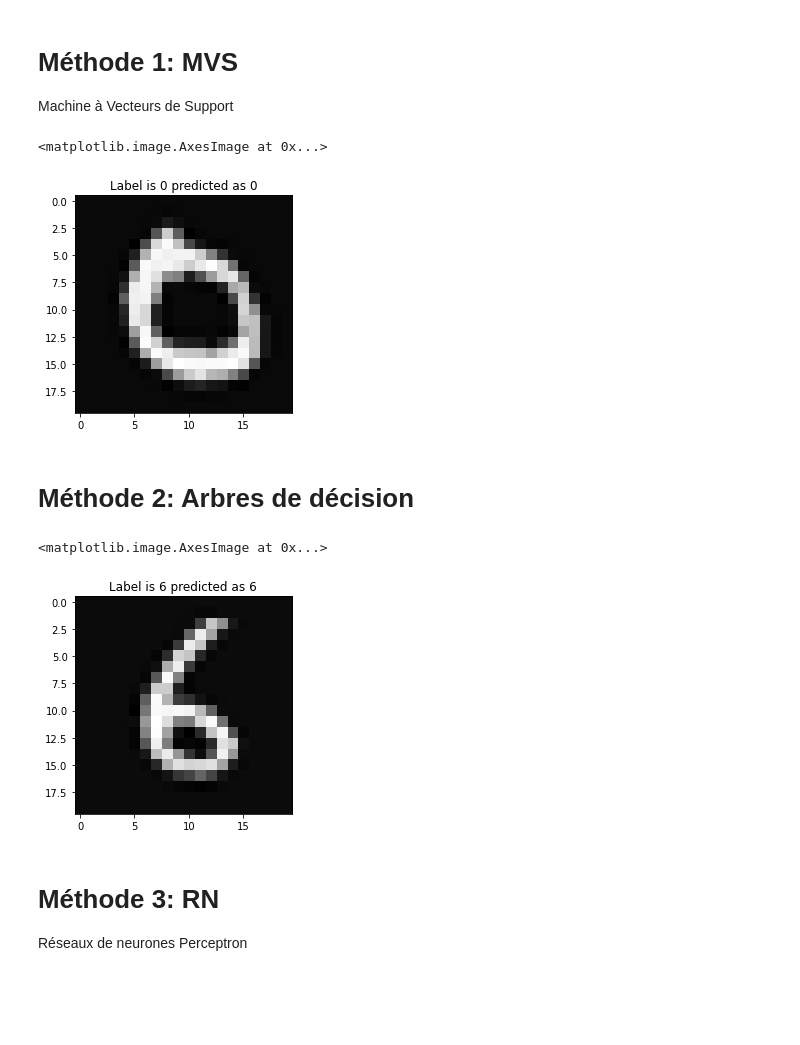
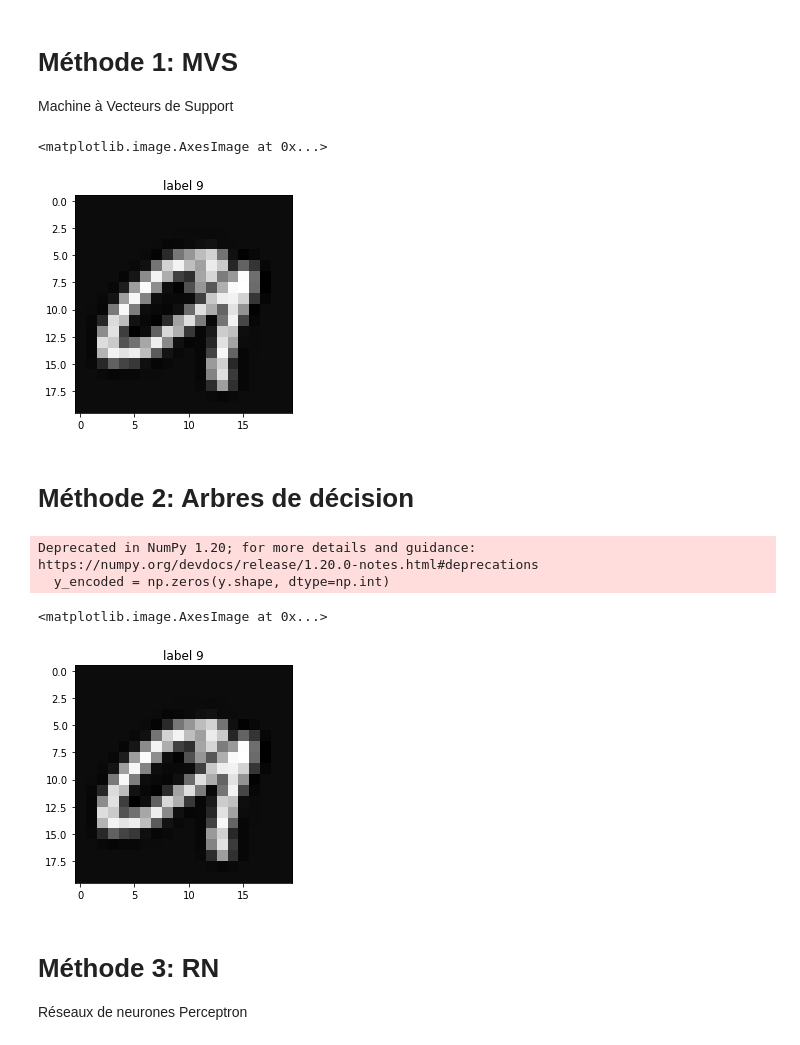
Before and after one commit to Biline-dev/IARN, a Jupyter notebook: TP1_IARN.ipynb, the cells around one changed output. Drawn from its saved outputs; the diff is of its cells as text; code cells hidden in the pictures; blank space fills up the shorter version.

```diff
--- a/TP1_IARN.ipynb
+++ b/TP1_IARN.ipynb
@@ -147,4 +110,2 @@ Partitionnement
-# %%
-Xt, Xtt, Yt, Ytt = train_test_split(X, Y, random_state=0, test_size=ttRatio)
 # %% [markdown]
 # Méthode 0: K- Plus Proches Voisins
@@ -206,20 +118,23 @@ def KPP(x, X_train, Y_train, K, similarity=euclidean):
 # Méthode 1: MVS
 Machine à Vecteurs de Support
 # %%
-model = svm.SVC(kernel='linear')
+#Créer le modèle
+model= svm.SVC(kernel='linear')
+# entrainement
 model.fit(Xt, Yt)
-y_pred_svm = model.predict(Xtt)
+# Prediction
+y_pred = model.predict(Xtt)
 # %%
 # tester une image
-c = random.randint(Xtt.shape[0])
-y_pred_svm[c]
+c= 3
+y_pred[c]
 a = Xtt[c,:].reshape((20, 20))
-a = np.transpose(a)
-plt.title(f"Label is {Ytt[c]} predicted as {y_pred_svm[c]}")
-plt.imshow(a, cmap='gray')
+a=np.transpose(a)
+plt.title('label '+ str(Ytt[c]))
+plt.imshow(a,cmap='gray')
 # %% [output]
 <matplotlib.image.AxesImage at 0x...>
-[figure, old version]
+[figure, new version]
 # %% [markdown]
 # Méthode 2: Arbres de décision
 # %%
@@ -228,18 +143,21 @@ model = DecisionTreeClassifier()
 # Entrainer le modèle
 model = model.fit(Xt, Yt)
 # Prediction
-y_pred_dt = model.predict(Xtt)
+y_pred = model.predict(Xtt)
+# %% [output]
+Deprecated in NumPy 1.20; for more details and guidance: https://numpy.org/devdocs/release/1.20.0-notes.html#deprecations
+  y_encoded = np.zeros(y.shape, dtype=np.int)
 # %%
 # tester une image
-c = random.randint(Xtt.shape[0])
-y_pred_dt[c]
+c= 3
+y_pred[c]
 a = Xtt[c,:].reshape((20, 20))
-a = np.transpose(a)
-plt.title(f"Label is {Ytt[c]} predicted as {y_pred_dt[c]}")
+a=np.transpose(a)
+plt.title('label '+ str(Ytt[c]))
 plt.imshow(a,cmap='gray')
 # %% [output]
 <matplotlib.image.AxesImage at 0x...>
-[figure, old version]
+[figure, new version]
 # %% [markdown]
 # Méthode 3: RN
 Réseaux de neurones Perceptron
```
Also changed, not shown: parts of 39 cells of this notebook, 2 other files.
